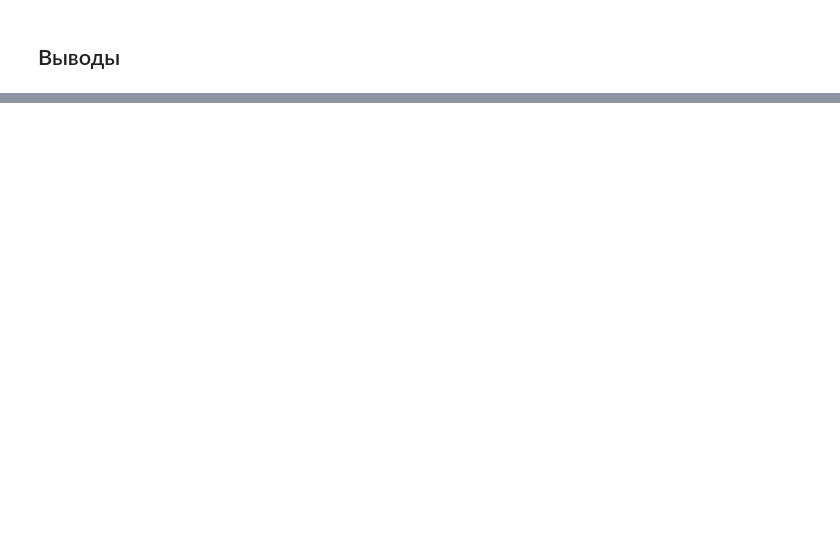
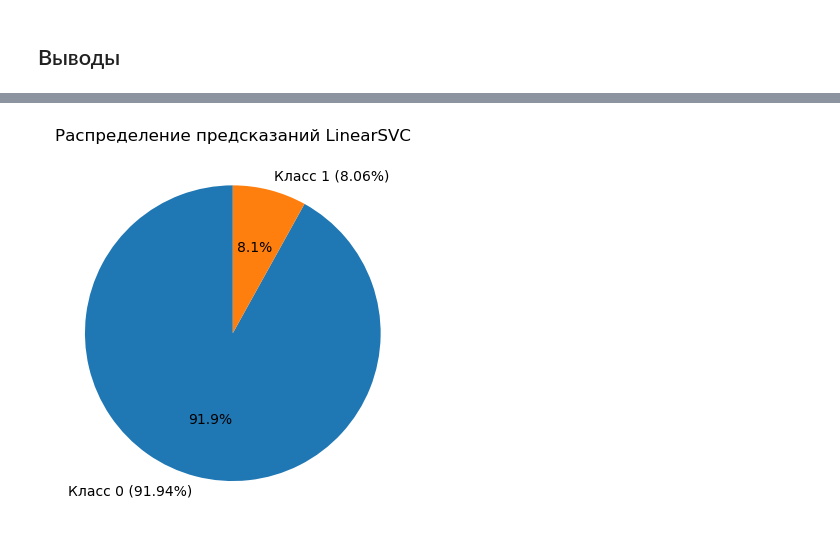
Before and after one commit to butuzovzeleboba/Project-for-Wikishop, a Jupyter notebook: Project for Wikishop.ipynb, the cells around one changed output, grey strips where cells are left out. Drawn from its saved outputs; the diff is of its cells as text; code cells hidden in the pictures; blank space fills up the shorter version.

```diff
--- a/Project for Wikishop.ipynb
+++ b/Project for Wikishop.ipynb
@@ -320,0 +341,10 @@ Wall time: 1.37 s
+# %%
+unique, counts = np.unique(y_pred_lsvc, return_counts=True)
+total = sum(counts)
+percentages = [(count / total) * 100 for count in counts]
+labels = [f'Класс {label} ({percentage:.2f}%)' for label, percentage in zip(unique, percentages)]
+plt.pie(counts, labels=labels, autopct='%1.1f%%', startangle=90)
+plt.title('Распределение предсказаний LinearSVC')
+plt.show()
+# %% [output]
+[figure, added]
```
Also changed, not shown: parts of 30 cells of this notebook.
